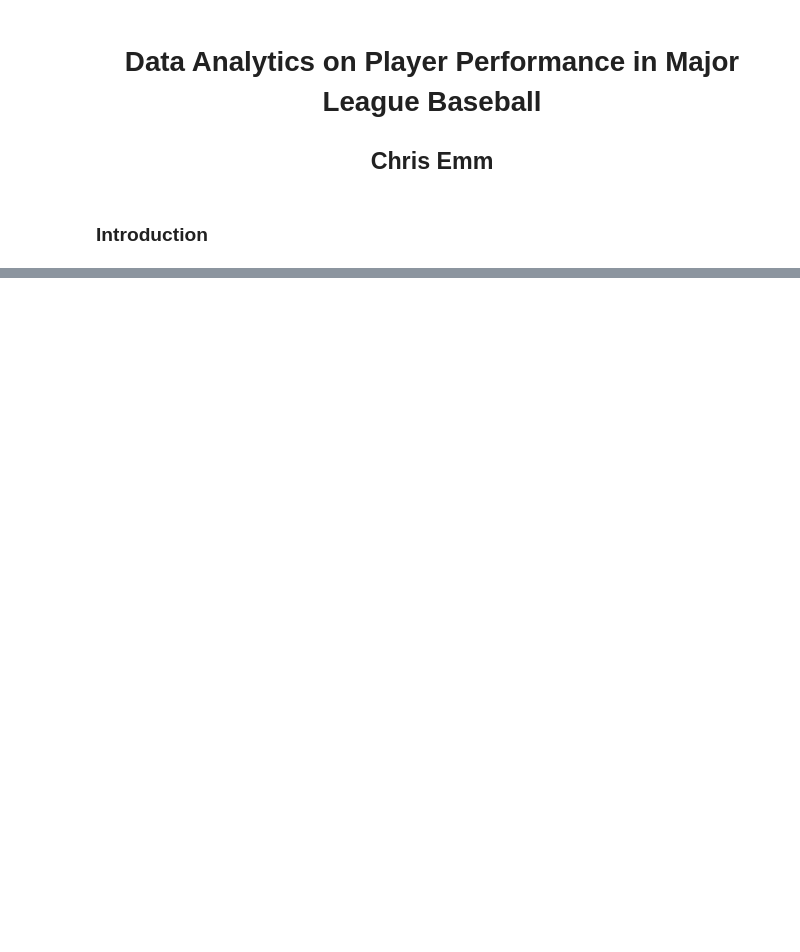
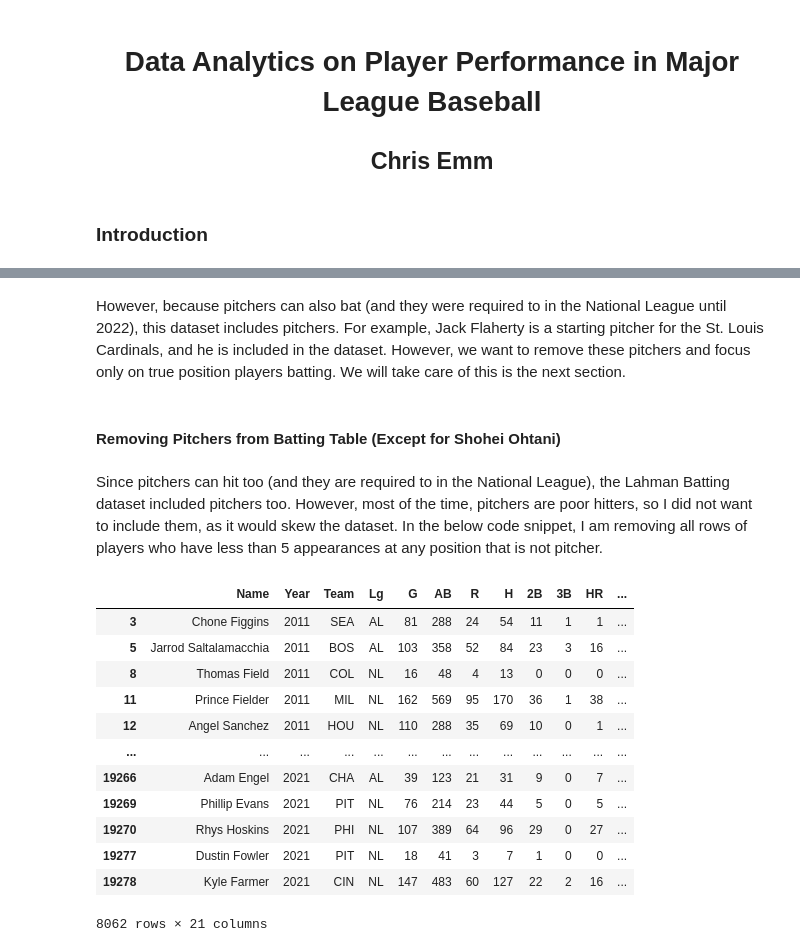
Before and after one commit to cjemm10/cjemm10, a Jupyter notebook: index.ipynb, the cells around one changed output, grey strips where cells are left out. Saved outputs shown, nothing was run; the diff lists cells and outputs as text; code cells hidden in the pictures; blank space fills up the shorter version.

```diff
--- a/index.ipynb
+++ b/index.ipynb
@@ -73,0 +93,36 @@ full_batting.head()
+# %% [markdown]
+However, because pitchers can also bat (and they were required to in the National League until 2022), this dataset includes pitchers. For example, Jack Flaherty is a starting pitcher for the St. Louis Cardinals, and he is included in the dataset. However, we want to remove these pitchers and focus only on true position players batting. We will take care of this is the next section.
+# %% [markdown]
+#### Removing Pitchers from Batting Table (Except for Shohei Ohtani)
+# %% [markdown]
+Since pitchers can hit too (and they are required to in the National League), the Lahman Batting dataset included pitchers too. However, most of the time, pitchers are poor hitters, so I did not want to include them, as it would skew the dataset. In the below code snippet, I am removing all rows of players who have less than 5 appearances at any position that is not pitcher.
+# %%
+appearances = pd.read_csv('tables/Appearances.csv')
+appearances = appearances.assign(Games_Not_Pitching = appearances.G_c + appearances.G_1b + appearances.G_2b + \
+                                 appearances.G_3b + appearances.G_ss + appearances.G_of + appearances.G_dh)
+
+appearances = appearances[['playerID', 'yearID', 'Games_Not_Pitching']]
+appearances = appearances.rename(columns={'yearID':'Year'})
+
+
+# Merge
+batting_table = pd.merge(batting_table, appearances, on=['playerID', 'Year'])
+
+batting_table = batting_table[batting_table.Games_Not_Pitching > 5]
+batting_table = batting_table[['Name', 'Year','Team', 'Lg', 'G', 'AB', 'R', 'H', '2B', '3B', 'HR', 'RBI', 'SB', \
+                             'CS', 'BB', 'SO', 'IBB', 'HBP', 'SH', 'SF', 'GIDP']]
+batting_table
+# %% [output]
+|  | Name | Year | Team | Lg | G | AB | R | H | 2B | 3B | HR | ... |
+| 3 | Chone Figgins | 2011 | SEA | AL | 81 | 288 | 24 | 54 | 11 | 1 | 1 | ... |
+| 5 | Jarrod Saltalamacchia | 2011 | BOS | AL | 103 | 358 | 52 | 84 | 23 | 3 | 16 | ... |
+| 8 | Thomas Field | 2011 | COL | NL | 16 | 48 | 4 | 13 | 0 | 0 | 0 | ... |
+| 11 | Prince Fielder | 2011 | MIL | NL | 162 | 569 | 95 | 170 | 36 | 1 | 38 | ... |
+| 12 | Angel Sanchez | 2011 | HOU | NL | 110 | 288 | 35 | 69 | 10 | 0 | 1 | ... |
+| ... | ... | ... | ... | ... | ... | ... | ... | ... | ... | ... | ... | ... |
+| 19266 | Adam Engel | 2021 | CHA | AL | 39 | 123 | 21 | 31 | 9 | 0 | 7 | ... |
+| 19269 | Phillip Evans | 2021 | PIT | NL | 76 | 214 | 23 | 44 | 5 | 0 | 5 | ... |
+| 19270 | Rhys Hoskins | 2021 | PHI | NL | 107 | 389 | 64 | 96 | 29 | 0 | 27 | ... |
+| 19277 | Dustin Fowler | 2021 | PIT | NL | 18 | 41 | 3 | 7 | 1 | 0 | 0 | ... |
+| 19278 | Kyle Farmer | 2021 | CIN | NL | 147 | 483 | 60 | 127 | 22 | 2 | 16 | ... |
+8062 rows × 21 columns
```
Also changed, not shown: parts of 27 cells of this notebook.
